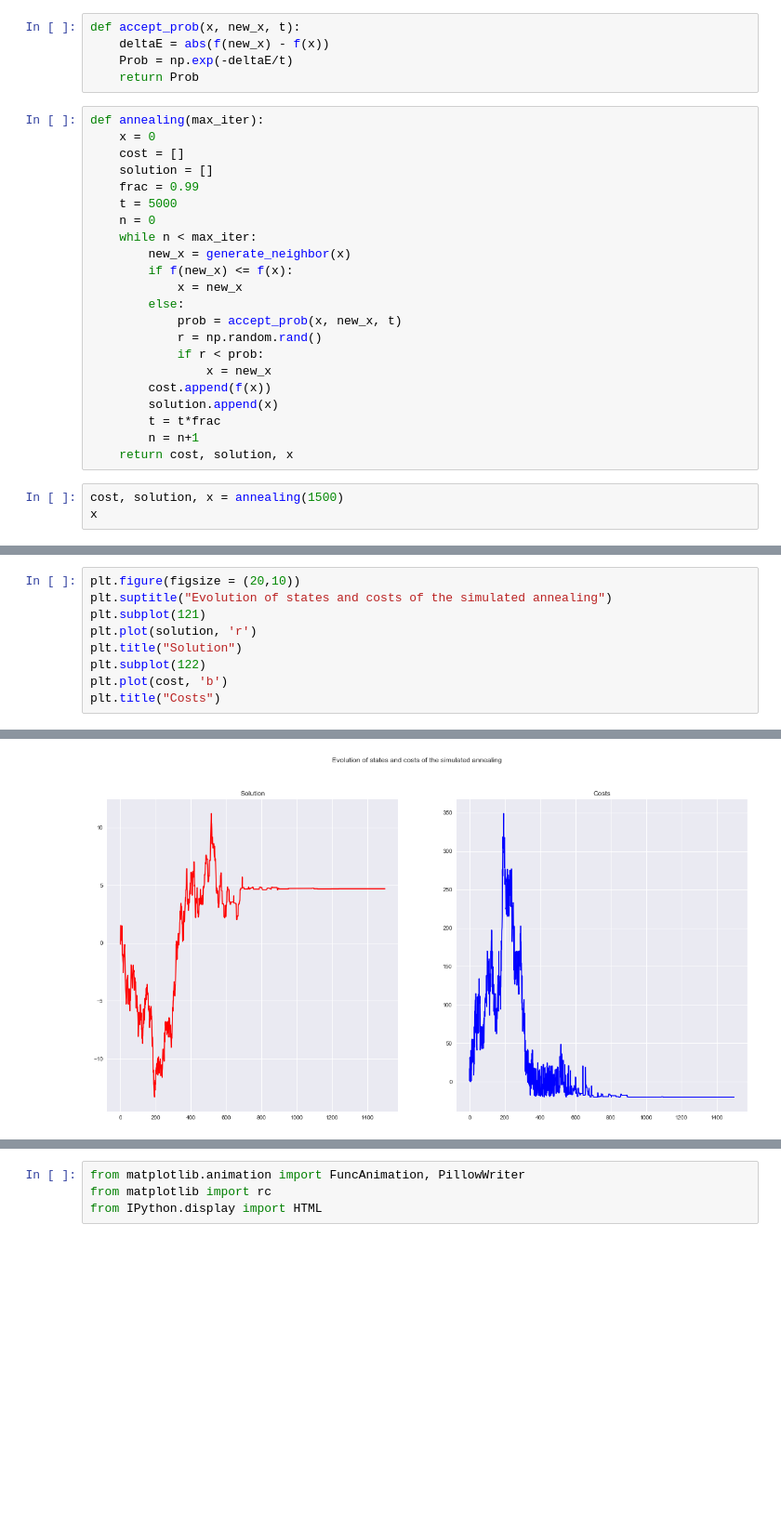
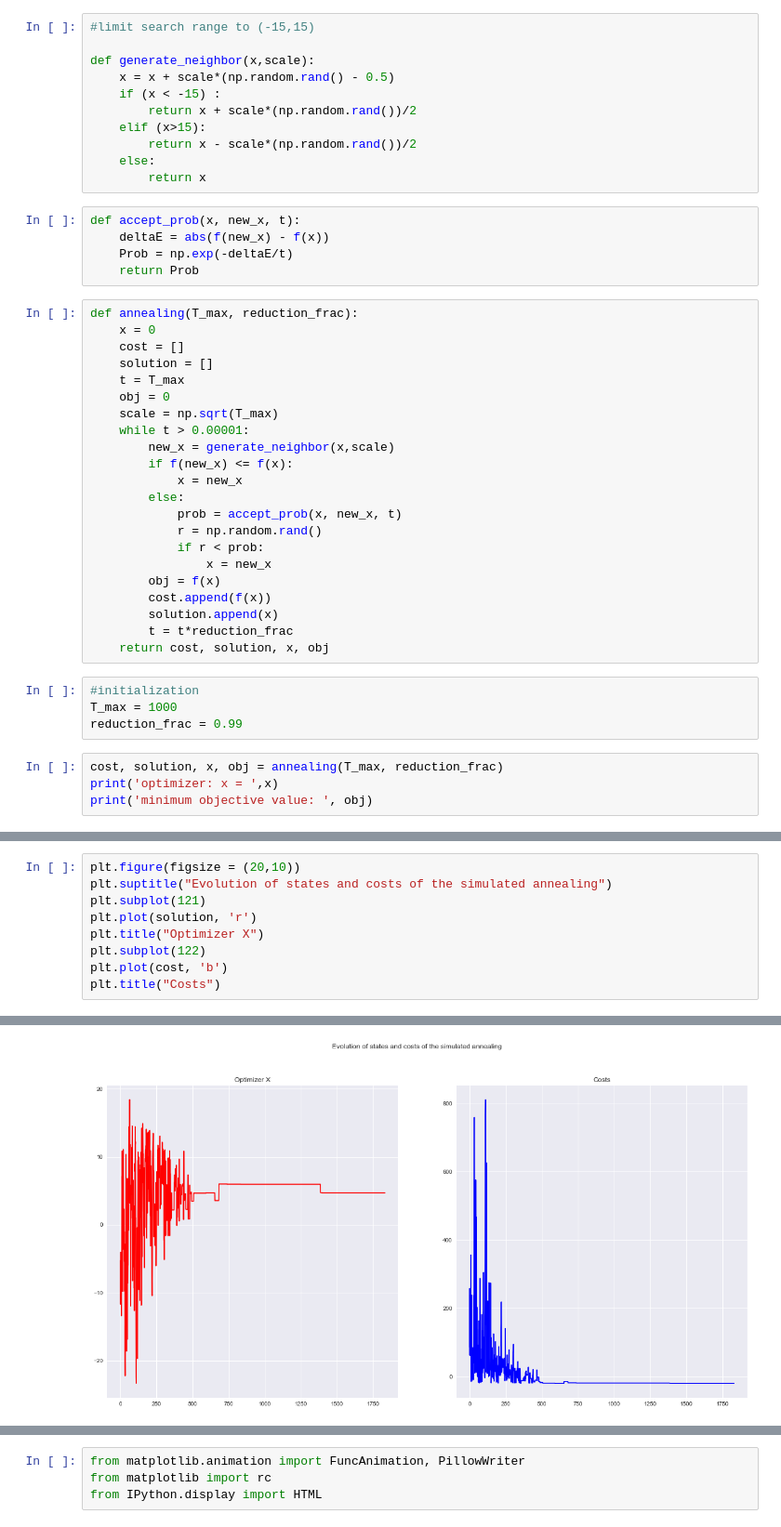
Before and after one commit to fai-huntrakool/OptimizationTIT, a Jupyter notebook: SimulatedAnnealing.ipynb, the cells around one changed output, grey strips where cells are left out. Shown at 93% size. Cells and saved outputs as stored; diff of their text form; blank space fills up the shorter version.

```diff
--- a/SimulatedAnnealing.ipynb
+++ b/SimulatedAnnealing.ipynb
@@ -35,18 +32,29 @@ def generate_neighbor(x):
+# %%
+#limit search range to (-15,15)
+
+def generate_neighbor(x,scale):
+    x = x + scale*(np.random.rand() - 0.5)
+    if (x < -15) :
+        return x + scale*(np.random.rand())/2
+    elif (x>15):
+        return x - scale*(np.random.rand())/2
+    else:
+        return x
 # %%
 def accept_prob(x, new_x, t):
     deltaE = abs(f(new_x) - f(x))
     Prob = np.exp(-deltaE/t)
     return Prob
 # %%
-def annealing(max_iter):
+def annealing(T_max, reduction_frac):
     x = 0
     cost = []
     solution = []
-    frac = 0.99
-    t = 5000
-    n = 0
-    while n < max_iter:
-        new_x = generate_neighbor(x)
+    t = T_max
+    obj = 0
+    scale = np.sqrt(T_max)
+    while t > 0.00001:
+        new_x = generate_neighbor(x,scale)
         if f(new_x) <= f(x):
             x = new_x
         else:
@@ -54,12 +62,17 @@ def annealing(max_iter):
             r = np.random.rand()
             if r < prob:
                 x = new_x
+        obj = f(x)
         cost.append(f(x))
         solution.append(x)
-        t = t*frac
-        n = n+1
-    return cost, solution, x
+        t = t*reduction_frac
+    return cost, solution, x, obj
+# %%
+#initialization
+T_max = 1000
+reduction_frac = 0.99
 # %%
-cost, solution, x = annealing(1500)
-x
+cost, solution, x, obj = annealing(T_max, reduction_frac)
+print('optimizer: x = ',x)
+print('minimum objective value: ', obj)
 # %% [output]
@@ -69,7 +83,7 @@ plt.figure(figsize = (20,10))
 plt.suptitle("Evolution of states and costs of the simulated annealing")
 plt.subplot(121)
 plt.plot(solution, 'r')
-plt.title("Solution")
+plt.title("Optimizer X")
 plt.subplot(122)
 plt.plot(cost, 'b')
 plt.title("Costs")
@@ -78 +92 @@ Text(0.5, 1.0, 'Costs')
-[figure, old version]
+[figure, new version]
```
Also changed, not shown: parts of 8 cells of this notebook, 1 other file.
